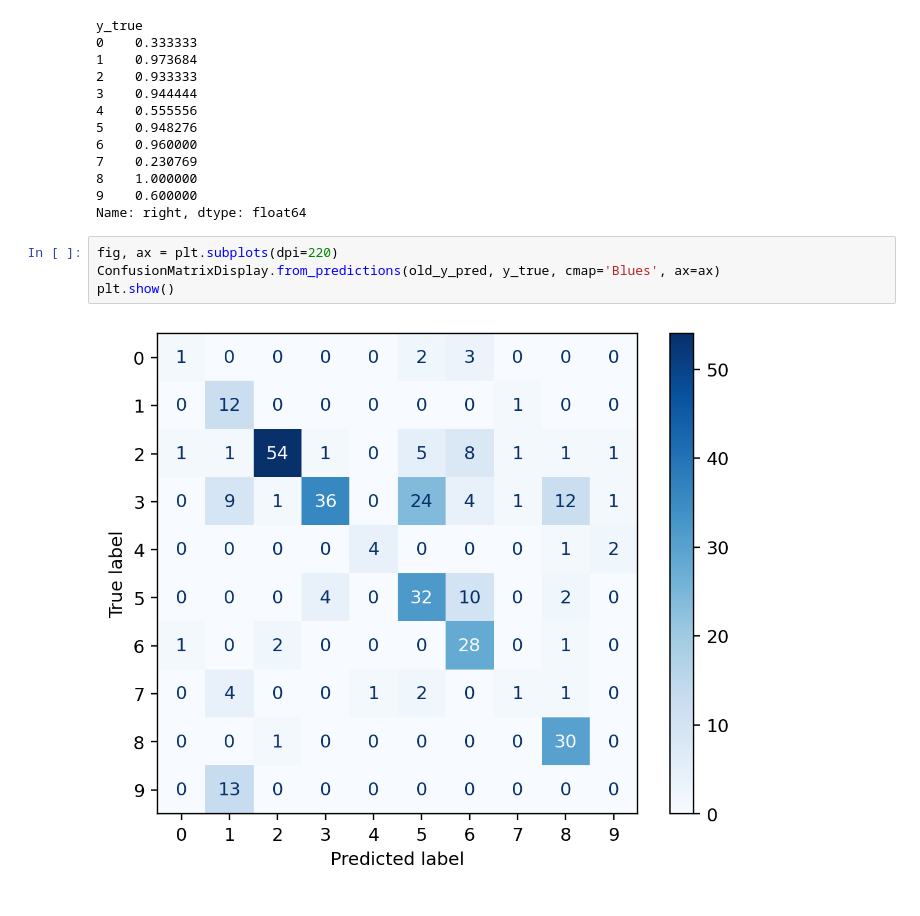
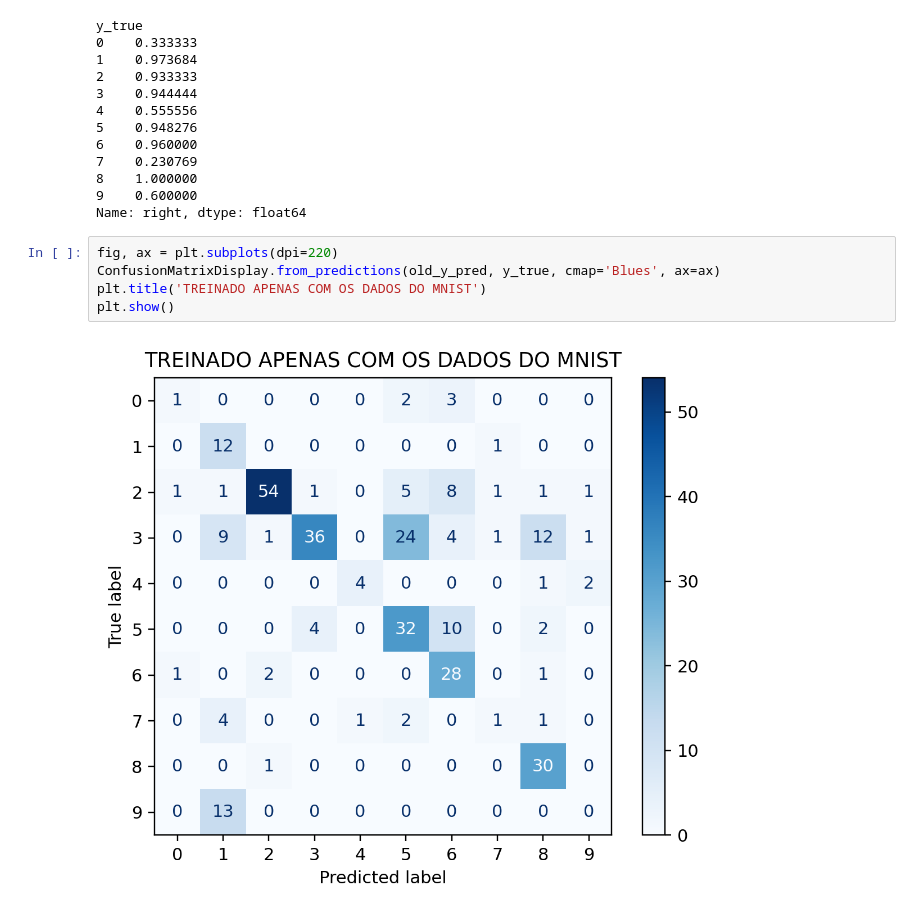
Before and after one commit to olucaslopes/Draw2Text, a Jupyter notebook: notebooks/OldModel_vs_NewModel.ipynb, the cells around one changed output. Cells and saved outputs as stored; diff of their text form.

```diff
--- a/notebooks/OldModel_vs_NewModel.ipynb
+++ b/notebooks/OldModel_vs_NewModel.ipynb
@@ -59,9 +59,10 @@ Name: right, dtype: float64
 # %%
 fig, ax = plt.subplots(dpi=220)
 ConfusionMatrixDisplay.from_predictions(old_y_pred, y_true, cmap='Blues', ax=ax)
+plt.title('TREINADO APENAS COM OS DADOS DO MNIST')
 plt.show()
 # %% [output]
-[figure, old version]
+[figure, new version]
 # %%
 fig, ax = plt.subplots(dpi=220)
 ConfusionMatrixDisplay.from_predictions(new_y_pred, y_true, cmap='Blues', ax=ax)
```
Also changed, not shown: parts of 1 cell of this notebook.
